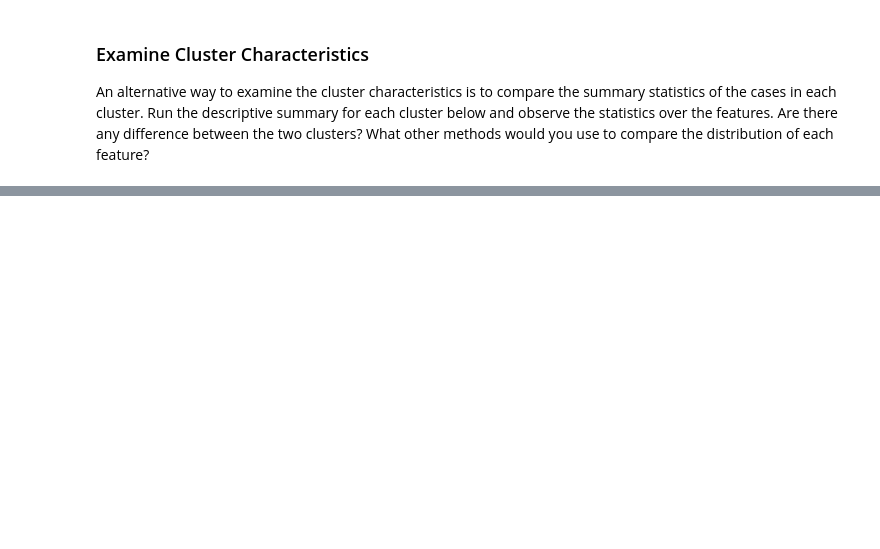
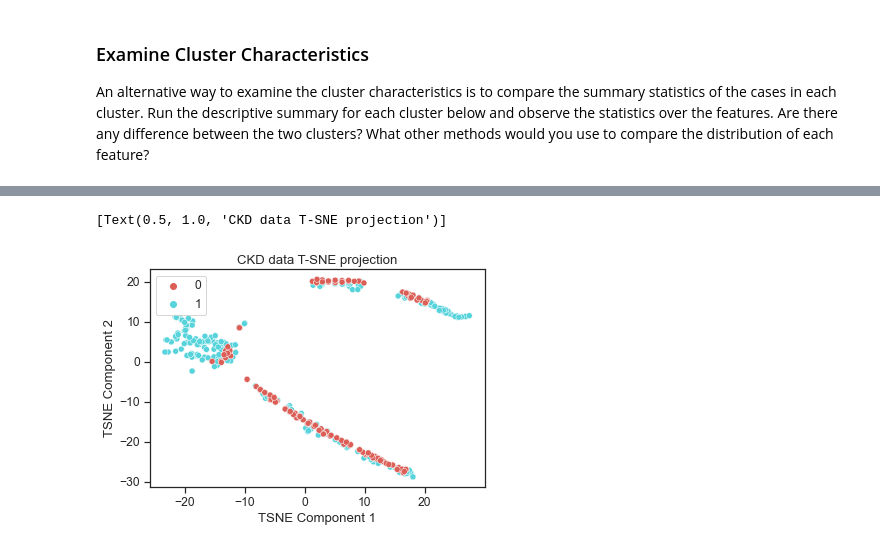
Before and after one commit to RakenduR/Lecture---Hands-on-Codes, a Jupyter notebook: Lecture 5/Lecture 5_Unsupervised Learning.ipynb, the cells around one changed output, grey strips where cells are left out. Drawn from its saved outputs; the diff is of its cells as text; code cells hidden in the pictures; blank space fills up the shorter version.

```diff
--- a/Lecture 5/Lecture 5_Unsupervised Learning.ipynb
+++ b/Lecture 5/Lecture 5_Unsupervised Learning.ipynb
@@ -394,0 +384,3 @@ ckd[ckd['cluster'] == 1].describe()
+# %%
+tsne = TSNE(n_components=2, verbose=1, random_state=123)
+z = tsne.fit_transform(ckd_num)
@@ -394,0 +395,11 @@ ckd[ckd['cluster'] == 1].describe()
+# %%
+df_tsne=pd.DataFrame(ckd_new['class'])
+df_tsne['TSNE Component 1']=z[:,0].copy()
+df_tsne['TSNE Component 2']=z[:,1].copy()
+# %%
+# plotting CKD vs non CKD as colour coded above the clusters generated
+sns.scatterplot(x="TSNE Component 1", y="TSNE Component 2", hue=df_tsne['class'].tolist(), palette=sns.color_palette("hls", 2),
+                data=df_tsne).set(title="CKD data T-SNE projection")
+# %% [output]
+[Text(0.5, 1.0, 'CKD data T-SNE projection')]
+[figure, added]
```
Also changed, not shown: parts of 18 cells of this notebook.
